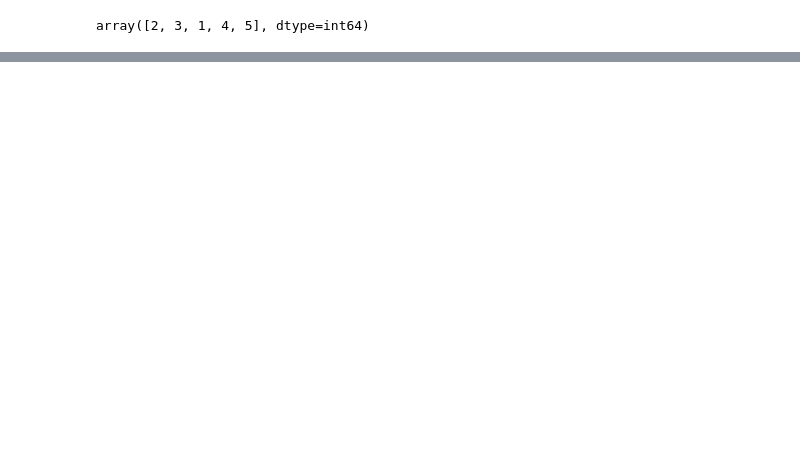
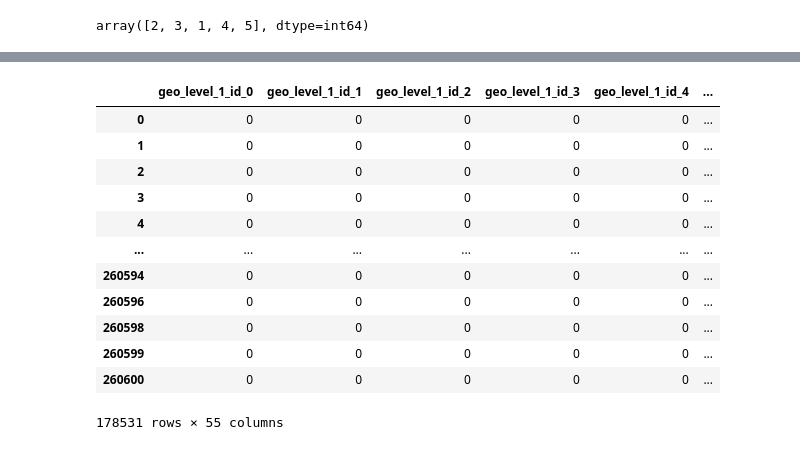
Before and after one commit to IgnacioVellido/DS-Assignments, a Jupyter notebook: MD-PC/Proyecto/preprocess.ipynb, the cells around one changed output, grey strips where cells are left out. Saved outputs shown, nothing was run; the diff lists cells and outputs as text; code cells hidden in the pictures; blank space fills up the shorter version.

```diff
--- a/MD-PC/Proyecto/preprocess.ipynb
+++ b/MD-PC/Proyecto/preprocess.ipynb
@@ -247,0 +303,39 @@ array([2, 3, 1, 4, 5], dtype=int64)
+# %%
+# One-hot-enconding
+label_encoders = {}
+categorical_columns = ["geo_level_1_id",
+                        # "count_floors_pre_eq",
+                        # "age",
+                        # "area_percentage",
+                        "land_surface_condition",
+                        "foundation_type",
+                        "roof_type",
+                        "ground_floor_type",
+                        "other_floor_type",
+                        "position",
+                        # "count_families",
+                        # "has_superstructure",
+                        # "has_secondary"
+                       ]
+train = pd.DataFrame()
+
+for column in categorical_columns:
+    dummies = pd.get_dummies(preprocessed_train[column])
+    dummies.columns = [column + "_" + str(x) for x in dummies.columns]
+    train = pd.concat([train, dummies], axis=1)
+
+train
+# %% [output]
+|  | geo_level_1_id_0 | geo_level_1_id_1 | geo_level_1_id_2 | geo_level_1_id_3 | geo_level_1_id_4 | ... |
+| 0 | 0 | 0 | 0 | 0 | 0 | ... |
+| 1 | 0 | 0 | 0 | 0 | 0 | ... |
+| 2 | 0 | 0 | 0 | 0 | 0 | ... |
+| 3 | 0 | 0 | 0 | 0 | 0 | ... |
+| 4 | 0 | 0 | 0 | 0 | 0 | ... |
+| ... | ... | ... | ... | ... | ... | ... |
+| 260594 | 0 | 0 | 0 | 0 | 0 | ... |
+| 260596 | 0 | 0 | 0 | 0 | 0 | ... |
+| 260598 | 0 | 0 | 0 | 0 | 0 | ... |
+| 260599 | 0 | 0 | 0 | 0 | 0 | ... |
+| 260600 | 0 | 0 | 0 | 0 | 0 | ... |
+178531 rows × 55 columns
```
Also changed, not shown: parts of 8 cells of this notebook, 1 other file.
